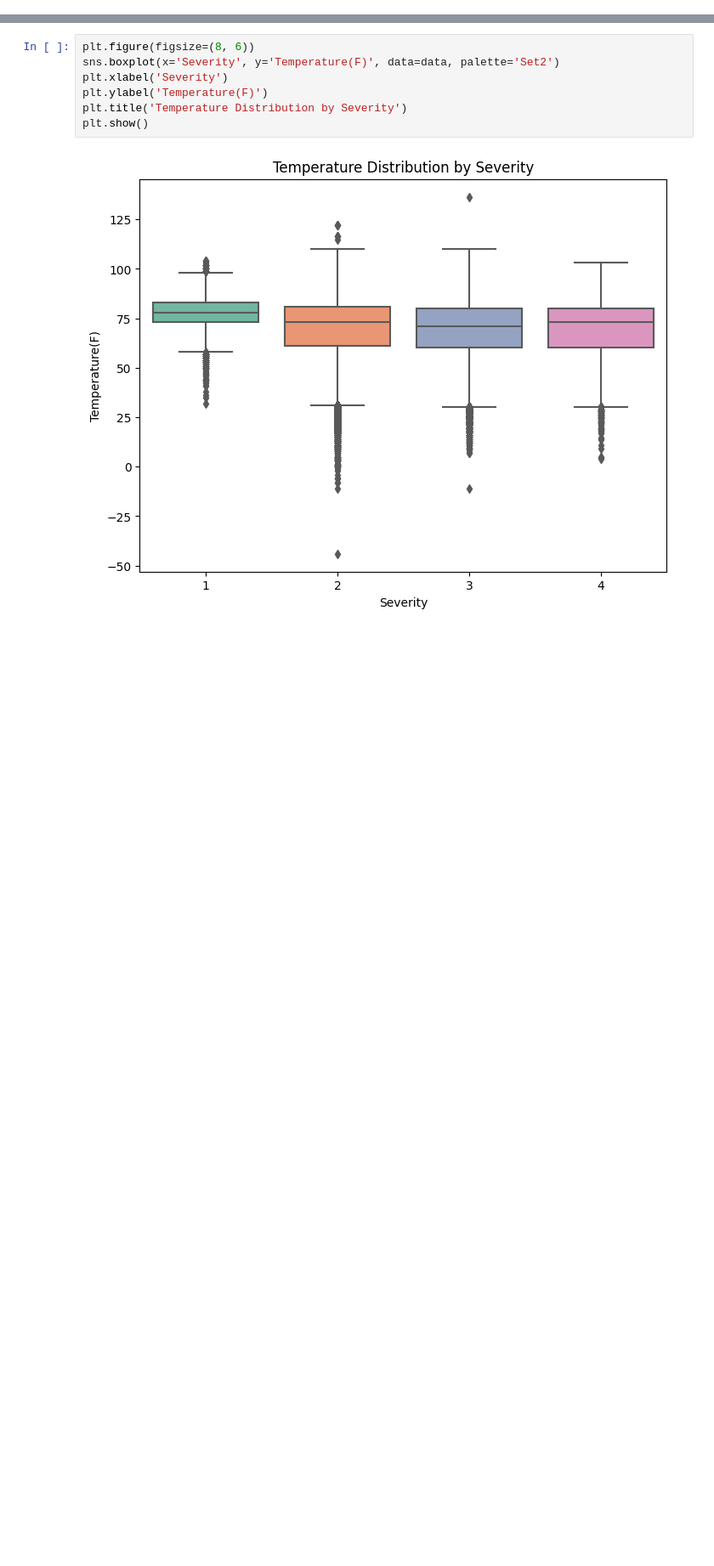
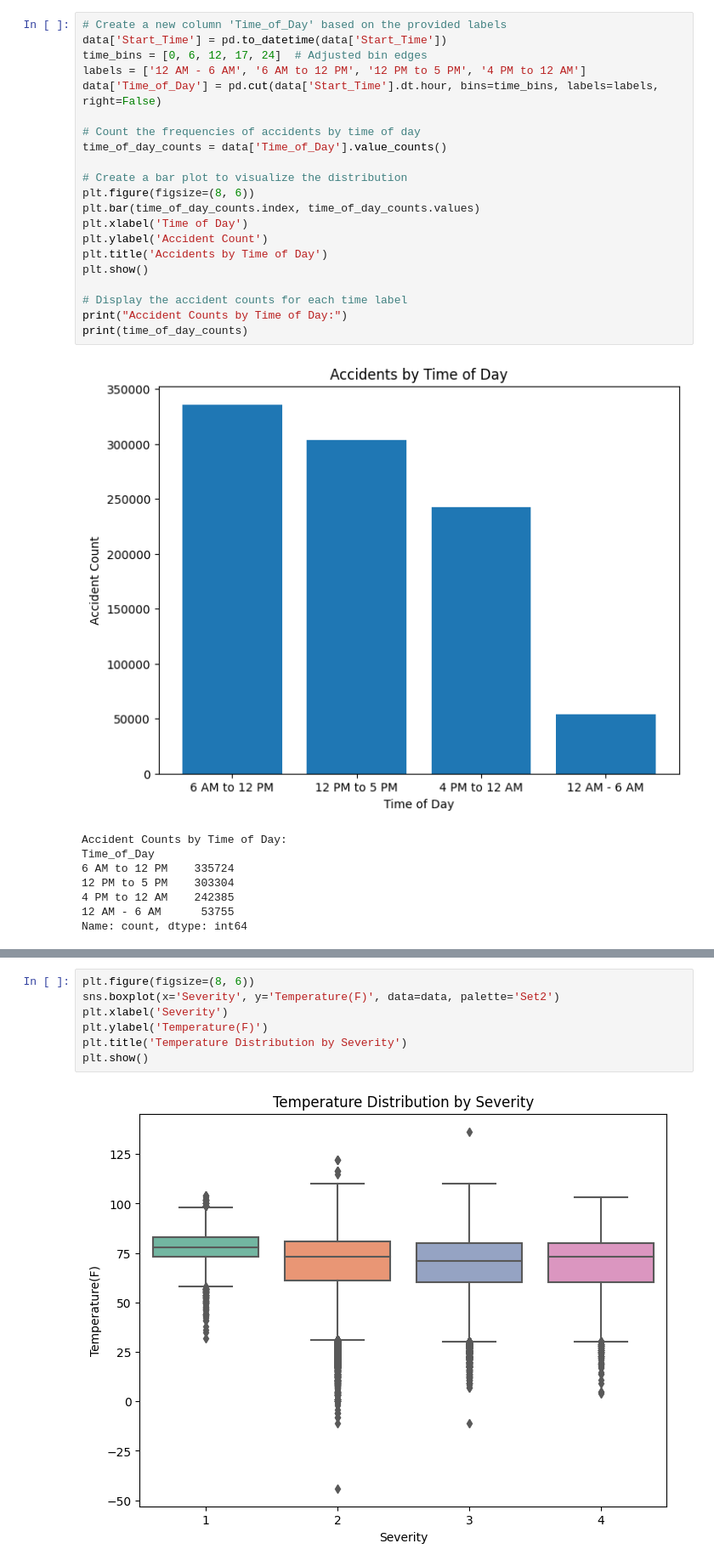
Before and after one commit to 200539302/DataAnalyticsProject, a Jupyter notebook: Data Visualization.ipynb, the cells around one changed output, grey strips where cells are left out. Shown at 85% size. Drawn from its saved outputs; the diff is of its cells as text; blank space fills up the shorter version.

```diff
--- a/Data Visualization.ipynb
+++ b/Data Visualization.ipynb
@@ -43,0 +47,30 @@ plt.show()
+# %%
+# Create a new column 'Time_of_Day' based on the provided labels
+data['Start_Time'] = pd.to_datetime(data['Start_Time'])
+time_bins = [0, 6, 12, 17, 24]  # Adjusted bin edges
+labels = ['12 AM - 6 AM', '6 AM to 12 PM', '12 PM to 5 PM', '4 PM to 12 AM']
+data['Time_of_Day'] = pd.cut(data['Start_Time'].dt.hour, bins=time_bins, labels=labels, right=False)
+
+# Count the frequencies of accidents by time of day
+time_of_day_counts = data['Time_of_Day'].value_counts()
+
+# Create a bar plot to visualize the distribution
+plt.figure(figsize=(8, 6))
+plt.bar(time_of_day_counts.index, time_of_day_counts.values)
+plt.xlabel('Time of Day')
+plt.ylabel('Accident Count')
+plt.title('Accidents by Time of Day')
+plt.show()
+
+# Display the accident counts for each time label
+print("Accident Counts by Time of Day:")
+print(time_of_day_counts)
+# %% [output]
+[figure, added]
+Accident Counts by Time of Day:
+Time_of_Day
+6 AM to 12 PM    335724
+12 PM to 5 PM    303304
+4 PM to 12 AM    242385
+12 AM - 6 AM      53755
+Name: count, dtype: int64
```
Also changed, not shown: parts of 10 cells of this notebook, 2 other files.
